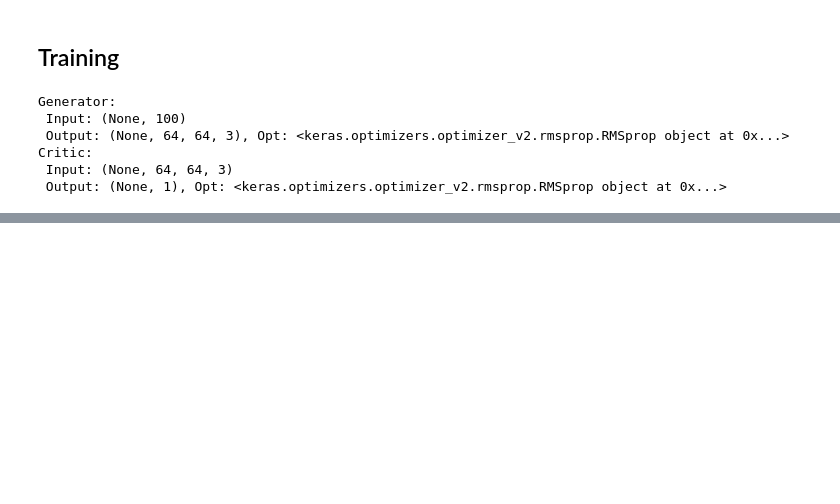
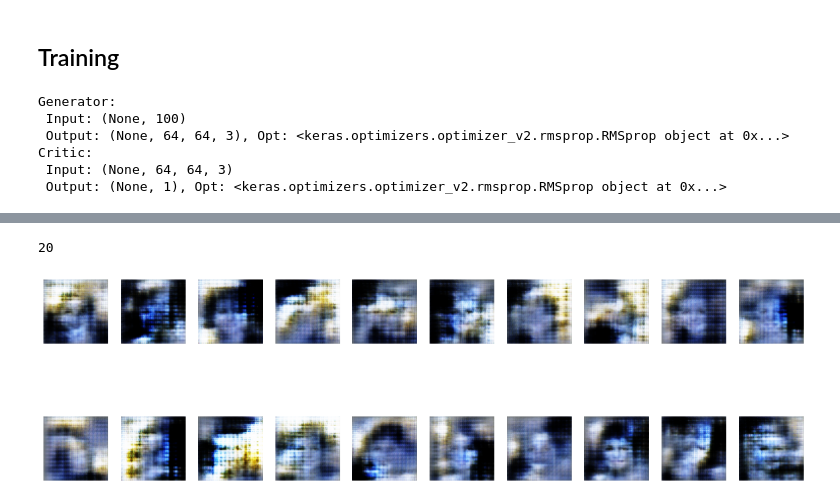
Before and after one commit to as8345s/GenAI_LangChain_Content, a Jupyter notebook: GAN/Wasserstein-GAN.ipynb, the cells around one changed output, grey strips where cells are left out. Drawn from its saved outputs; the diff is of its cells as text; code cells hidden in the pictures; blank space fills up the shorter version.

```diff
--- a/GAN/Wasserstein-GAN.ipynb
+++ b/GAN/Wasserstein-GAN.ipynb
@@ -356,0 +399,4 @@ plt.imshow(fake[0])
+# %%
+limit = 20
+
+images_array = [ GAN_op.predict_image() for _ in range(limit)]
@@ -356,0 +424,15 @@ plt.imshow(fake[0])
+# %%
+len(images_array)
+# %% [output]
+20
+# %%
+fig, axs = plt.subplots(2, 10, figsize=(18, 6))
+axs = axs.ravel()
+
+for i in range(len(images_array)):
+    img = images_array[i]
+    img  = (img * 127.5 + 127.5).astype(np.uint8)
+    axs[i].set_axis_off()
+    axs[i].imshow(img[0])
+# %% [output]
+[figure, added]
```
Also changed, not shown: parts of 19 cells of this notebook.
